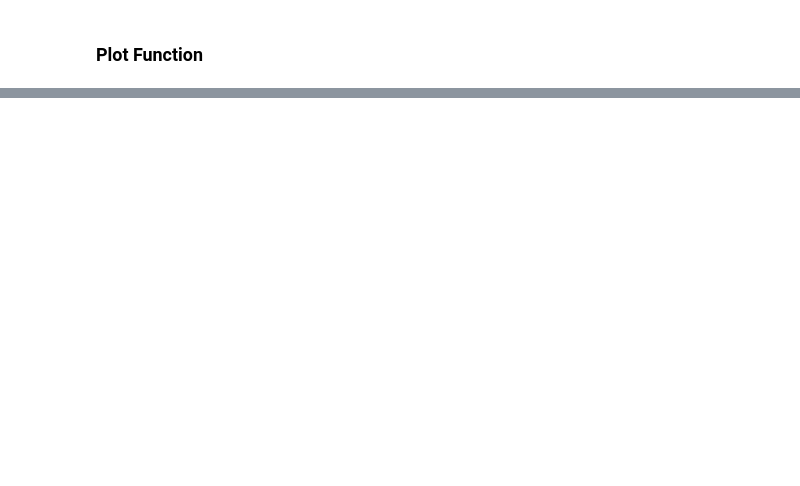
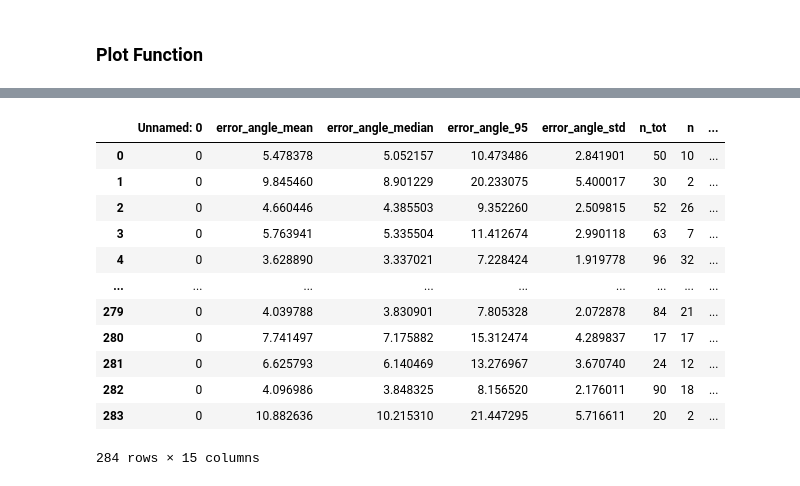
Before and after one commit to PolarWandering/PaleoSampling, a Jupyter notebook: figures/Figure1.ipynb, the cells around one changed output, grey strips where cells are left out. Cells and saved outputs as stored; diff of their text form; code cells hidden in the pictures; blank space fills up the shorter version.

```diff
--- a/figures/Figure1.ipynb
+++ b/figures/Figure1.ipynb
@@ -103,0 +112,16 @@ df_filter.pivot('n', 'k', 'error_angle_mean')
+# %%
+df
+# %% [output]
+|  | Unnamed: 0 | error_angle_mean | error_angle_median | error_angle_95 | error_angle_std | n_tot | n | ... |
+| 0 | 0 | 5.478378 | 5.052157 | 10.473486 | 2.841901 | 50 | 10 | ... |
+| 1 | 0 | 9.845460 | 8.901229 | 20.233075 | 5.400017 | 30 | 2 | ... |
+| 2 | 0 | 4.660446 | 4.385503 | 9.352260 | 2.509815 | 52 | 26 | ... |
+| 3 | 0 | 5.763941 | 5.335504 | 11.412674 | 2.990118 | 63 | 7 | ... |
+| 4 | 0 | 3.628890 | 3.337021 | 7.228424 | 1.919778 | 96 | 32 | ... |
+| ... | ... | ... | ... | ... | ... | ... | ... | ... |
+| 279 | 0 | 4.039788 | 3.830901 | 7.805328 | 2.072878 | 84 | 21 | ... |
+| 280 | 0 | 7.741497 | 7.175882 | 15.312474 | 4.289837 | 17 | 17 | ... |
+| 281 | 0 | 6.625793 | 6.140469 | 13.276967 | 3.670740 | 24 | 12 | ... |
+| 282 | 0 | 4.096986 | 3.848325 | 8.156520 | 2.176011 | 90 | 18 | ... |
+| 283 | 0 | 10.882636 | 10.215310 | 21.447295 | 5.716611 | 20 | 2 | ... |
+284 rows × 15 columns
```
Also changed, not shown: parts of 6 cells of this notebook, 4 other files.
